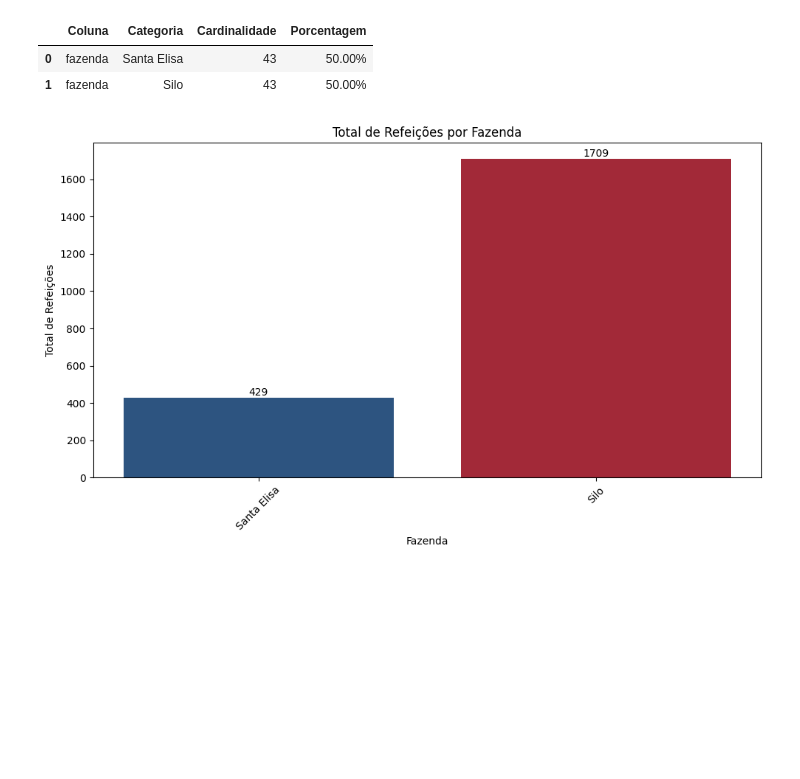
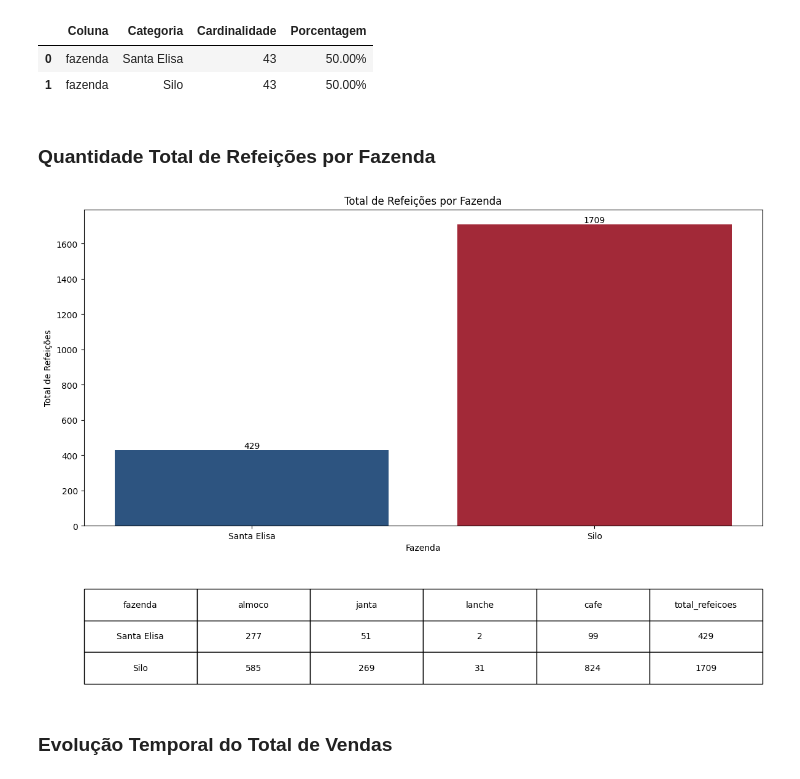
Before and after one commit to rafa-trindade/dashboard-elisaagro, a Jupyter notebook: notebooks/eda.ipynb, the cells around one changed output. Drawn from its saved outputs; the diff is of its cells as text; code cells hidden in the pictures; blank space fills up the shorter version.

```diff
--- a/notebooks/eda.ipynb
+++ b/notebooks/eda.ipynb
@@ -31,7 +33,7 @@ df.tail()
 
 df['data'] = pd.to_datetime(df['data'], dayfirst=True, errors='coerce')
 
-data_inicio = pd.Timestamp('2025-02-01')
+data_inicio = pd.Timestamp('2025-04-01')
 
 
 df_filtrado = df[df['data'] >= data_inicio].copy()
@@ -91,31 +93,41 @@ util.lista_valores_unicos(df_filtrado, 'fazenda')
 | 1 | fazenda | Silo | 43 | 50.00% |
 # %%
 df_filtrado.columns = df_filtrado.columns.str.strip().str.lower()
+# %% [markdown]
+### Quantidade Total de Refeições por Fazenda
 # %%
-# 002. Quantidade total de refeições por fazenda
 qtd_cols = ['almoco', 'janta', 'lanche', 'cafe']
 df_qtd_fazenda = df_filtrado.groupby('fazenda')[qtd_cols].sum().reset_index()
 df_qtd_fazenda['total_refeicoes'] = df_qtd_fazenda[qtd_cols].sum(axis=1)
 
-# Criar lista de cores alternando conforme número de fazendas
 cores = [cores_personalizadas[i % len(cores_personalizadas)] for i in range(len(df_qtd_fazenda))]
 
-# Plotar gráfico de barras
-plt.figure(figsize=(10, 6))
-bars = plt.bar(df_qtd_fazenda['fazenda'], df_qtd_fazenda['total_refeicoes'], color=cores)
+fig, ax = plt.subplots(figsize=(12, 8))
 
-# Adicionar rótulos nas barras
+bars = ax.bar(df_qtd_fazenda['fazenda'], df_qtd_fazenda['total_refeicoes'], color=cores)
+
 for bar in bars:
     height = bar.get_height()
-    plt.text(bar.get_x() + bar.get_width()/2, height, f'{int(height)}',
-             ha='center', va='bottom', fontsize=10)
+    ax.text(bar.get_x() + bar.get_width()/2, height, f'{int(height)}',
+            ha='center', va='bottom', fontsize=10)
 
-plt.title('Total de Refeições por Fazenda')
-plt.xlabel('Fazenda')
-plt.ylabel('Total de Refeições')
-plt.xticks(rotation=45)
+ax.set_title('Total de Refeições por Fazenda')
+ax.set_xlabel('Fazenda')
+ax.set_ylabel('Total de Refeições')
+plt.xticks(rotation=0)
+
+tabela_dados = df_qtd_fazenda[['fazenda', 'almoco', 'janta', 'lanche', 'cafe', 'total_refeicoes']]
+tabela = plt.table(cellText=tabela_dados.values,
+                   colLabels=tabela_dados.columns,
+                   cellLoc='center',
+                   loc='bottom',
+                   bbox=[0.0, -0.5, 1.0, 0.3])
+
+plt.subplots_adjust(bottom=0.3)
 plt.tight_layout()
 plt.show()
 # %% [output]
-[figure, old version]
+[figure, new version]
+# %% [markdown]
+### Evolução Temporal do Total de Vendas
 # %%
```
Also changed, not shown: parts of 75 cells of this notebook, 1 other file.
